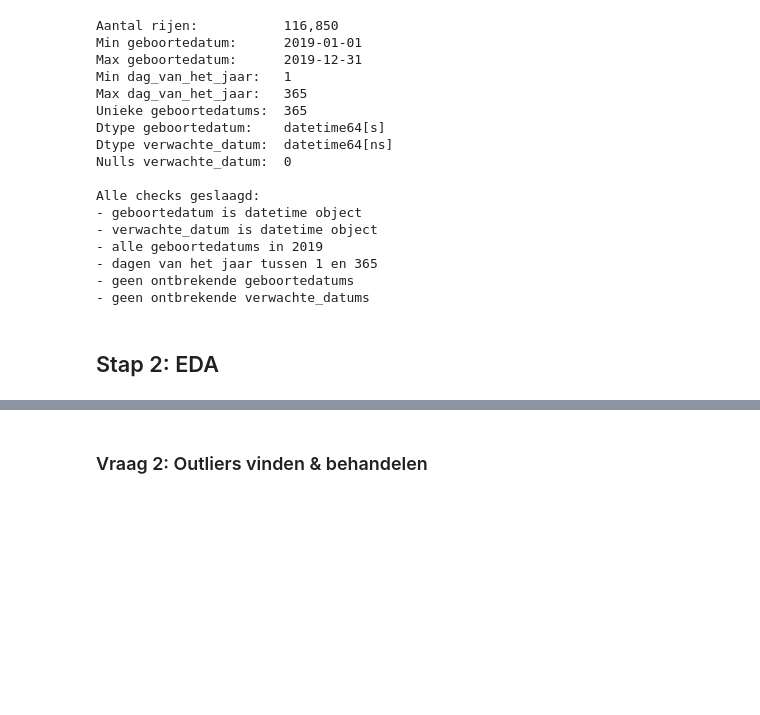
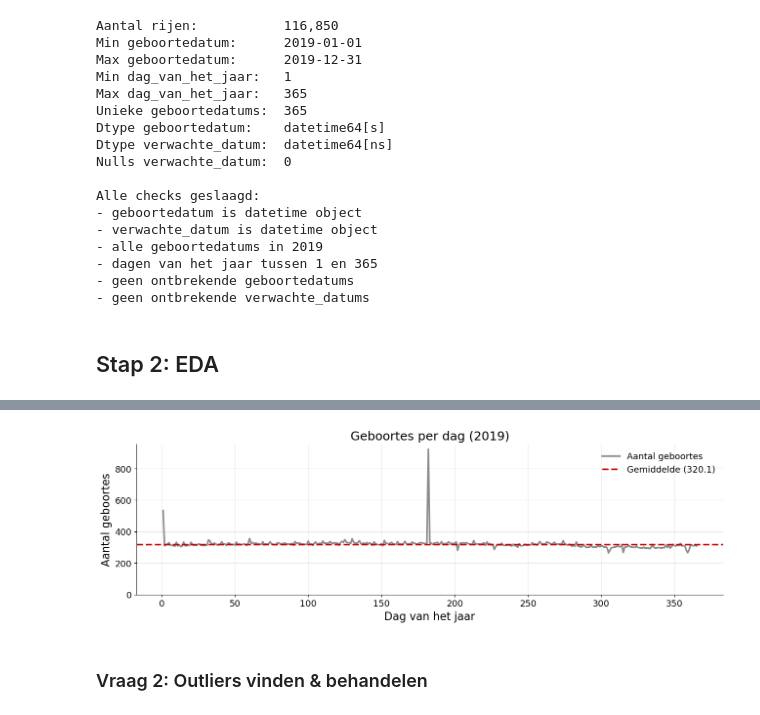
Before and after one commit to karenlauwers/syntra_ds_examen, a Jupyter notebook: notebooks/opgave.ipynb, the cells around one changed output, grey strips where cells are left out. Cells and saved outputs as stored; diff of their text form; code cells hidden in the pictures; blank space fills up the shorter version.

Commit message:
Add stap 2 - plot aantal geboortes per dag

```diff
--- a/notebooks/opgave.ipynb
+++ b/notebooks/opgave.ipynb
@@ -224,3 +220,36 @@ Maak een plot van het aantal geboortes per dag van het jaar. Gebruik een horizon
+# %%
+daily = (
+    df_births
+    .groupby("dag_van_jaar", as_index=False)
+    .size()
+    .rename(columns={"size": "geboortes"})
+    .sort_values("dag_van_jaar")
+)
+
+gemiddelde_geboortes = daily["geboortes"].mean()
+
+fig, ax = plt.subplots(figsize=(15.5, 4))
+ax.plot(daily["dag_van_jaar"], daily["geboortes"], label = "Aantal geboortes")
+
+ax.set_title("Geboortes per dag (2019)")
+ax.set_xlabel("Dag van het jaar")
+ax.set_ylabel("Aantal geboortes")
+ax.set_ylim(bottom=0)
+ax.yaxis.set_major_locator(plt.MultipleLocator(200))
+ax.grid(True, alpha=0.3)
+
+# Horizontal dashed mean line
+ax.axhline(
+    y=gemiddelde_geboortes,
+    color=MEAN_COLOR,
+    linestyle="--",
+    label=f"Gemiddelde ({gemiddelde_geboortes:.1f})"
+)
+
+ax.legend()
+plt.show()
+# %% [output]
+[figure, added]
 # %% [markdown]
 ### Vraag 2: Outliers vinden & behandelen
 # %% [markdown]
```
Also changed, not shown: parts of 6 cells of this notebook.
